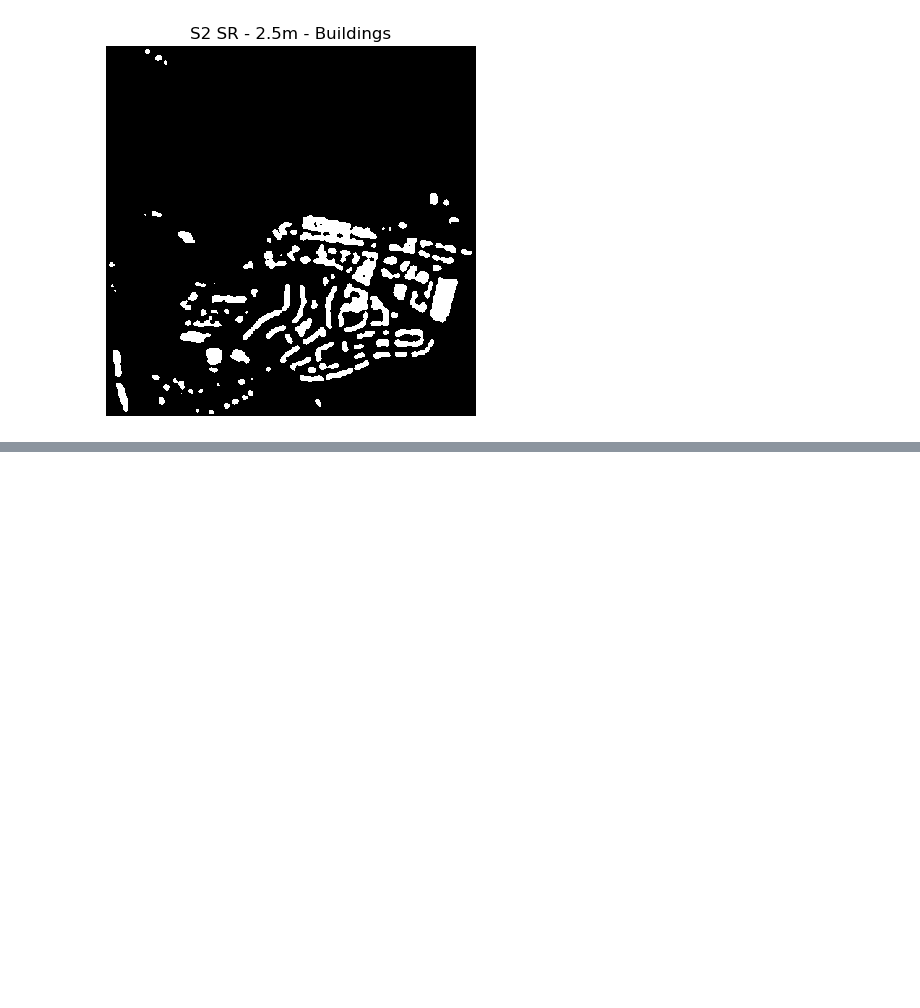
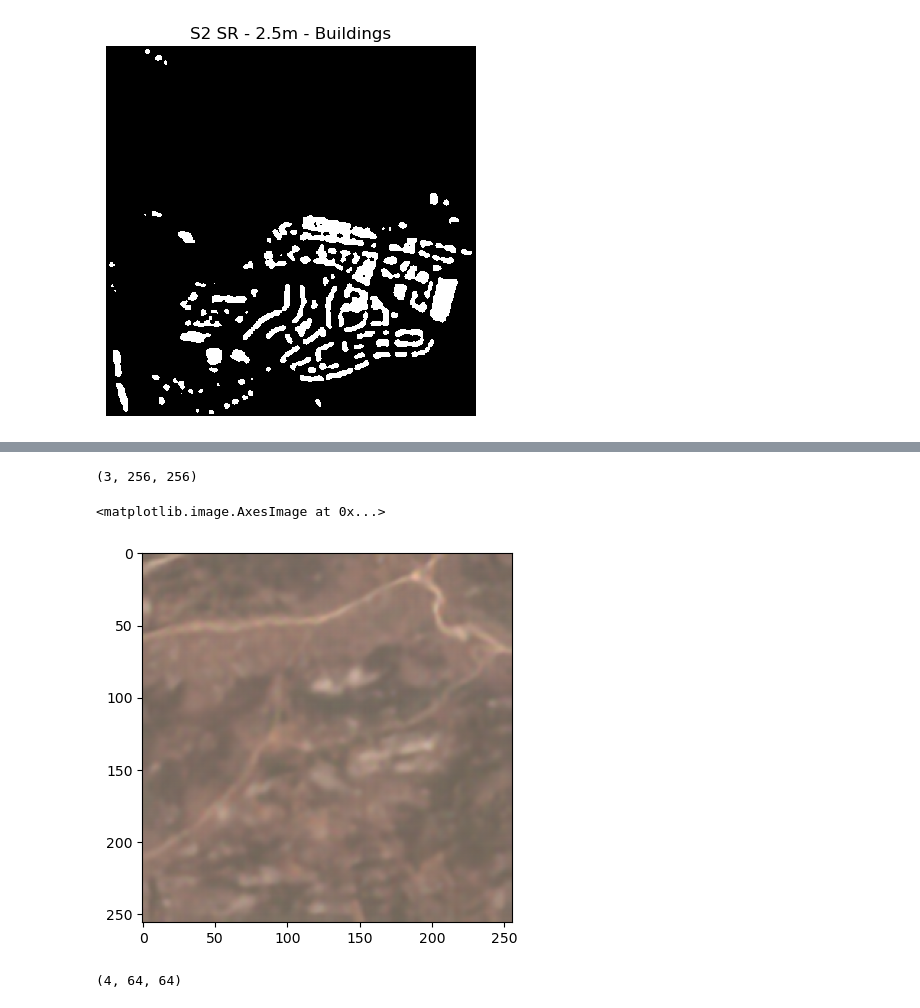
Before and after one commit to TIDOP-USAL/vhr_fastapi, a Jupyter notebook: notebooks/building_inference.ipynb, the cells around one changed output, grey strips where cells are left out. Drawn from its saved outputs; the diff is of its cells as text; code cells hidden in the pictures; blank space fills up the shorter version.

```diff
--- a/notebooks/building_inference.ipynb
+++ b/notebooks/building_inference.ipynb
@@ -73,0 +81,11 @@ plt.imshow(out, cmap="gray", vmin=0, vmax=1, interpolation="none")
+# %%
+sr_1 = np.load("/home/tidop/Desktop/sr_2024-09-12.npy")
+# %%
+print(sr_1.shape)
+# %% [output]
+(3, 256, 256)
+# %%
+plt.imshow(np.moveaxis(sr_1[0:3]/10000, 0, -1)*2.5)
+# %% [output]
+<matplotlib.image.AxesImage at 0x...>
+[figure, added]
@@ -73,0 +95,4 @@ plt.imshow(out, cmap="gray", vmin=0, vmax=1, interpolation="none")
+# %%
+image_1.shape
+# %% [output]
+(4, 64, 64)
```
Also changed, not shown: parts of 4 cells of this notebook, 2 other files.
